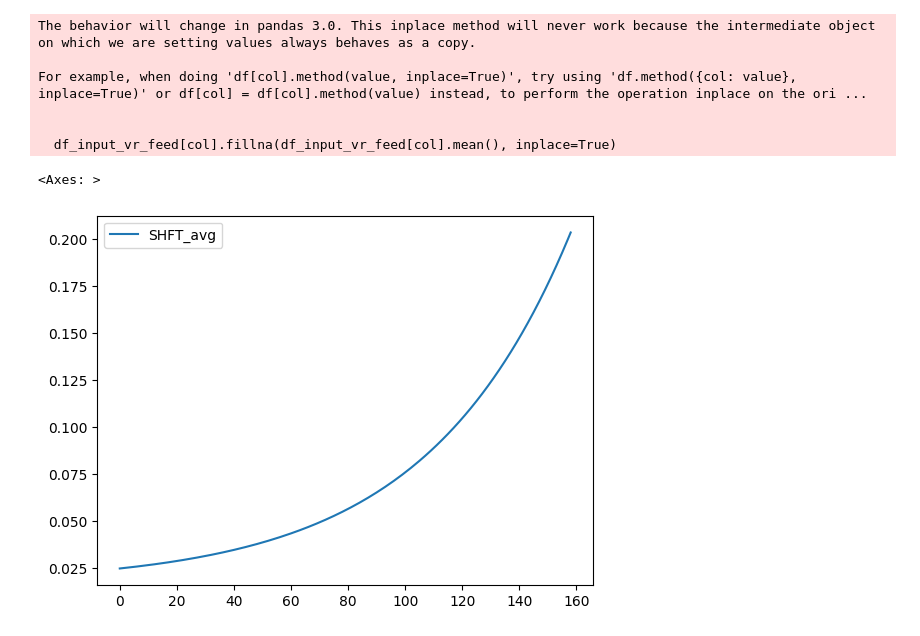
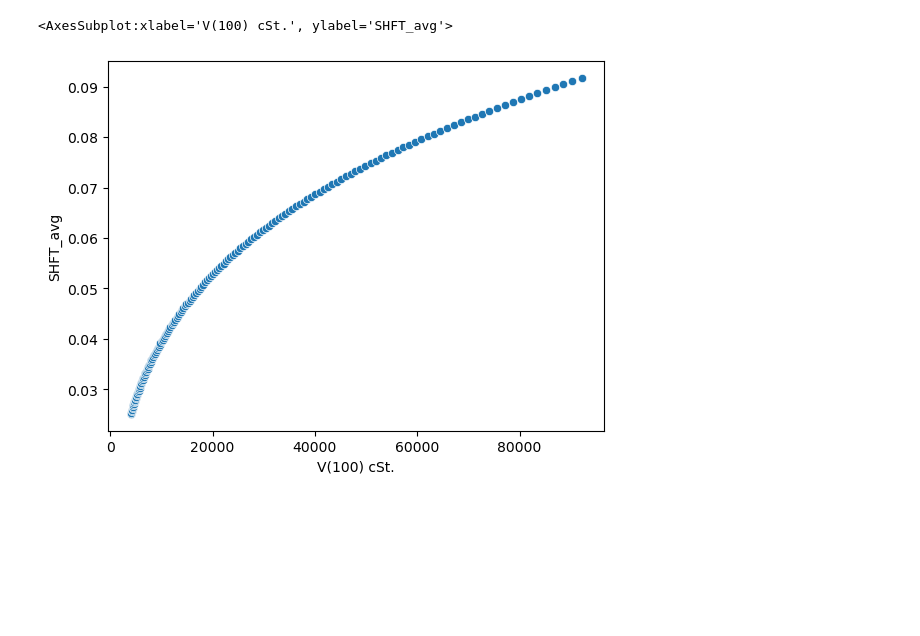
Before and after one commit to kimjay93/cds, a Jupyter notebook: CDSProject_LRmodel.ipynb, the cells around one changed output. Cells and saved outputs as stored; diff of their text form; code cells hidden in the pictures; blank space fills up the shorter version.

```diff
--- a/CDSProject_LRmodel.ipynb
+++ b/CDSProject_LRmodel.ipynb
@@ -41,23 +283,23 @@ df = pd.read_csv('./df_38thtrial.csv', index_col = 'Datetime')
 # %%
-# modeling
-x = df.drop('SHFT_avg', axis=1)
+# modeling - x 데이터로 V(100) 대신 vis100_sqrt 사용
+x = df.drop(['SHFT_avg', 'V(100) cSt.'], axis=1)
 y = df['SHFT_avg']
 
-# # standard scaling - 최초 1회 수행
-# scaler = StandardScaler()
-# scaler.fit(x)  # Only fit on the training data
-# x_scaled = pd.DataFrame(scaler.transform(x), columns=x.columns)
-# # scaler 함수 pkl로 추출
-# joblib.dump(scaler, 'scaler.pkl')
+# standard scaling - 최초 1회 수행
+scaler = StandardScaler()
+scaler.fit(x)  # Only fit on the training data
+x_scaled = pd.DataFrame(scaler.transform(x), columns=x.columns)
+# scaler 함수 pkl로 추출
+joblib.dump(scaler, 'scaler.pkl')
 
-# # pca - 최초 1회 수행
-# pca = PCA(n_components=1)  # Keep one principal component
-# pca.fit(x_scaled[['Ni ppm', 'V ppm']])
-# x_pca = pca.transform(x_scaled[['Ni ppm', 'V ppm']])
-# x_scaled['Ni_V_PCA'] = x_pca
-# x_scaled.drop(['Ni ppm', 'V ppm'], axis=1, inplace=True)
-# # pca 함수 pkl로 추출
-# joblib.dump(pca, 'pca.pkl')
+# pca - 최초 1회 수행
+pca = PCA(n_components=1)  # Keep one principal component
+pca.fit(x_scaled[['Ni ppm', 'V ppm']])
+x_pca = pca.transform(x_scaled[['Ni ppm', 'V ppm']])
+x_scaled['Ni_V_PCA'] = x_pca
+x_scaled.drop(['Ni ppm', 'V ppm'], axis=1, inplace=True)
+# pca 함수 pkl로 추출
+joblib.dump(pca, 'pca.pkl')
 
 # scaler, pca는 동일한 모델 사용
 scaler = joblib.load('scaler.pkl')
@@ -161,30 +354,29 @@ def convert_df(df_input):
 # %%
 # 임의의 input file(assay)에 대해 df 변형 후 prediction까지 수행해보자 - vis
 # load original assay
 df_assay = pd.read_csv('./Assay Summary_visco.csv', encoding='cp949')
 # assay -> df
 df_assay = convert_df(df_assay)
+df_assay_original = df_assay.copy()
+df_assay_feedonly = df_assay_original.loc[:,'API':]
+
+# df에서 vis100_sqrt 추가 후 vis100 제거
+df_assay['vis100_sqrt2'] = np.sqrt(np.sqrt(df_assay['V(100) cSt.']))
+df_assay.drop('V(100) cSt.', axis=1, inplace=True)
+
 # scaling
 scaler = joblib.load('scaler.pkl')
 df_assay = pd.DataFrame(scaler.transform(df_assay), columns=x.columns)
 # pca
 pca = joblib.load('pca.pkl')
 df_assay_pca = pca.transform(df_assay[['Ni ppm', 'V ppm']])
 df_assay['Ni_V_PCA'] = df_assay_pca
 df_assay.drop(['Ni ppm', 'V ppm'], axis=1, inplace=True)
 # prediction
 lr = joblib.load('lr.pkl')
-df_assay_feedonly = df_assay.loc[:,'API':]
 df_assay_SHFT = pd.DataFrame({'SHFT_avg':lr.predict(df_assay)})
-df_assay_combined = pd.merge(df_assay_SHFT, df_assay, left_index=True, right_index=True)
-
-df_assay_SHFT.plot()
+df_assay_combined = pd.merge(df_assay_SHFT, df_assay_feedonly, left_index=True, right_index=True)
+sns.scatterplot(data=df_assay_combined, x='V(100) cSt.', y='SHFT_avg')
 # %% [output]
-The behavior will change in pandas 3.0. This inplace method will never work because the intermediate object on which we are setting values always behaves as a copy.
-
-For example, when doing 'df[col].method(value, inplace=True)', try using 'df.method({col: value}, inplace=True)' or df[col] = df[col].method(value) instead, to perform the operation inplace on the ori ...
-
-
-  df_input_vr_feed[col].fillna(df_input_vr_feed[col].mean(), inplace=True)
+<AxesSubplot:xlabel='V(100) cSt.', ylabel='SHFT_avg'>
-<Axes: >
-[figure, old version]
+[figure, new version]
```
Also changed, not shown: parts of 34 cells of this notebook, 8 other files.
